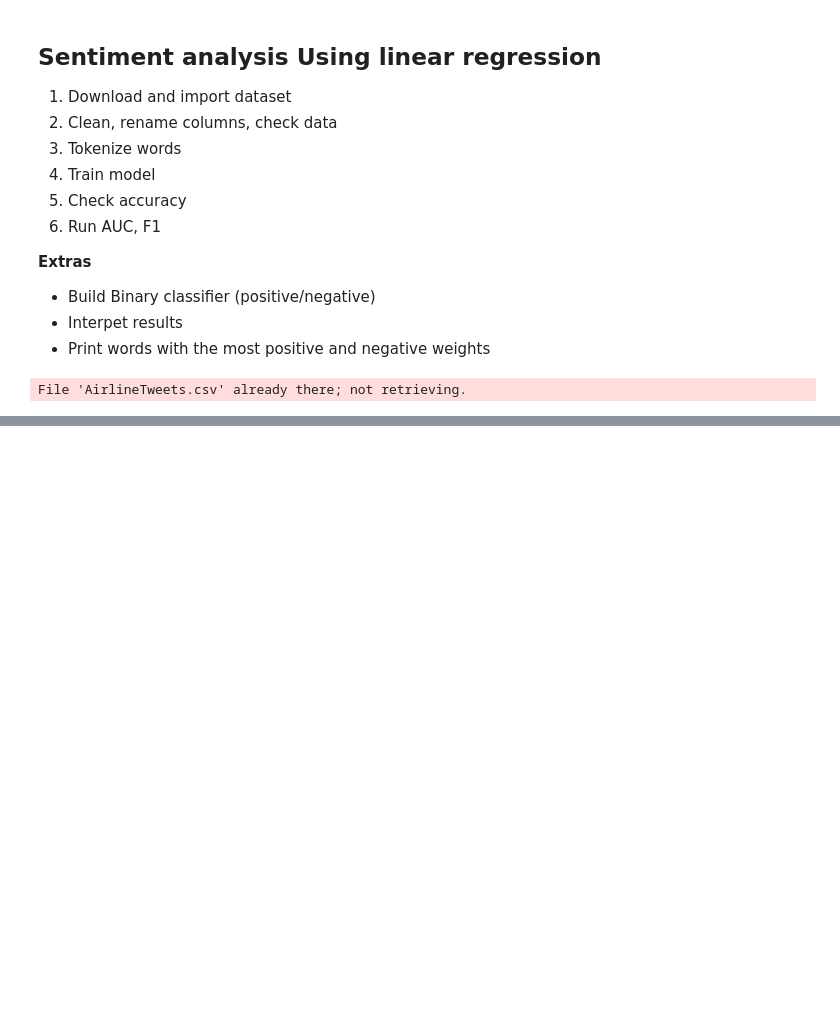
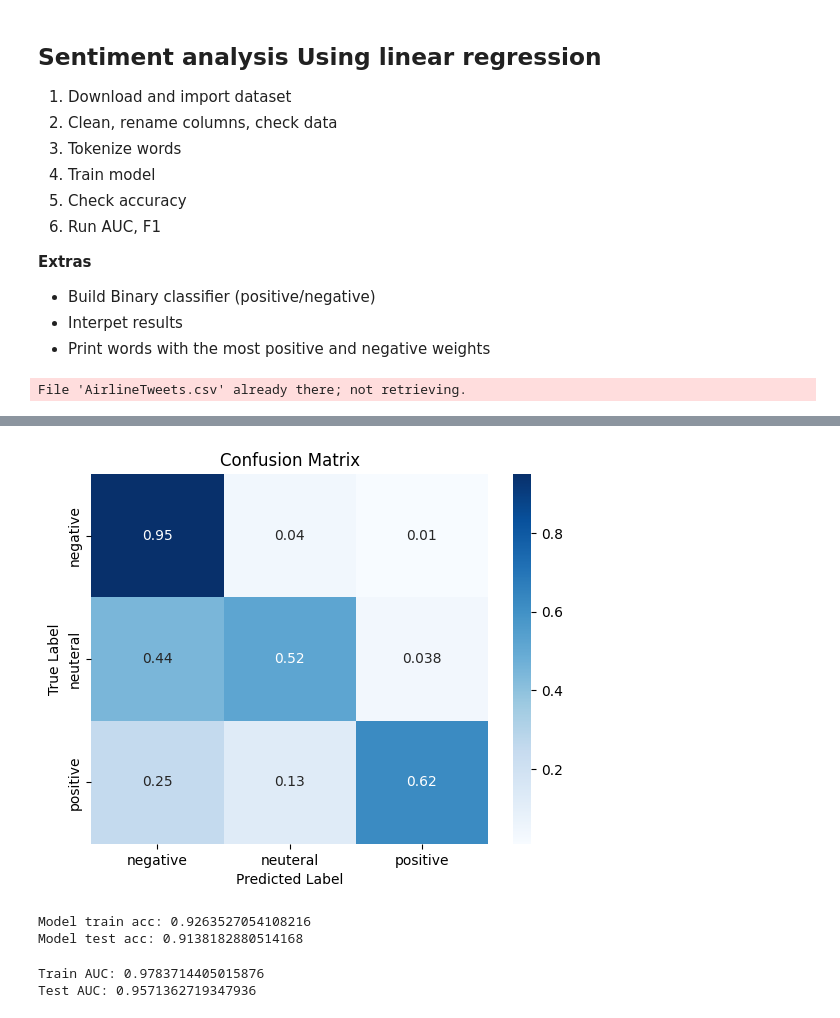
Before and after one commit to MitroulisDimitris/NLP, a Jupyter notebook: Sentiment_Analysis/Sentinemt_Analysis.ipynb, the cells around one changed output, grey strips where cells are left out. Saved outputs shown, nothing was run; the diff lists cells and outputs as text; code cells hidden in the pictures; blank space fills up the shorter version.

```diff
--- a/Sentiment_Analysis/Sentinemt_Analysis.ipynb
+++ b/Sentiment_Analysis/Sentinemt_Analysis.ipynb
@@ -148,0 +183,44 @@ Prediction: positive
+# %%
+cm = confusion_matrix(y_test,P_test,normalize='true')
+
+sns.heatmap(cm, annot=True, cmap='Blues', xticklabels=probs, yticklabels=probs)
+
+plt.xlabel('Predicted Label')
+plt.ylabel('True Label')
+plt.title('Confusion Matrix')
+plt.show()
+# %% [output]
+[figure, added]
+# %%
+binary_list =  df[df['airline_sentiment'] != "neutral"]
+
+text = binary_list['text']
+sentiment = binary_list['airline_sentiment']
+
+X_train, X_test, y_train, y_test = train_test_split(text, sentiment, test_size=0.3, random_state=42)
+
+
+tfidf_vectorizer = TfidfVectorizer(lowercase=True,max_features=2000)
+
+# function .fit_transform() trains on a new vocabulary,
+# while .transform() trains on existing vocabulary
+X_train_vect = tfidf_vectorizer.fit_transform(X_train)
+X_test_vect = tfidf_vectorizer.transform(X_test)
+
+
+model = LogisticRegression(max_iter=1000)
+model.fit(X_train_vect, y_train)
+print("Model train acc:",model.score(X_train_vect,y_train))
+print("Model test acc:",model.score(X_test_vect,y_test))
+# %% [output]
+Model train acc: 0.9263527054108216
+Model test acc: 0.9138182880514168
+# %%
+#Calculate AUC Score
+P_train = model.predict_proba(X_train_vect)[:,1]
+P_test = model.predict_proba(X_test_vect)[:,1]
+print("Train AUC:",roc_auc_score(y_train,P_train))
+print("Test AUC:",roc_auc_score(y_test,P_test))
+# %% [output]
+Train AUC: 0.9783714405015876
+Test AUC: 0.9571362719347936
```
Also changed, not shown: parts of 16 cells of this notebook.
